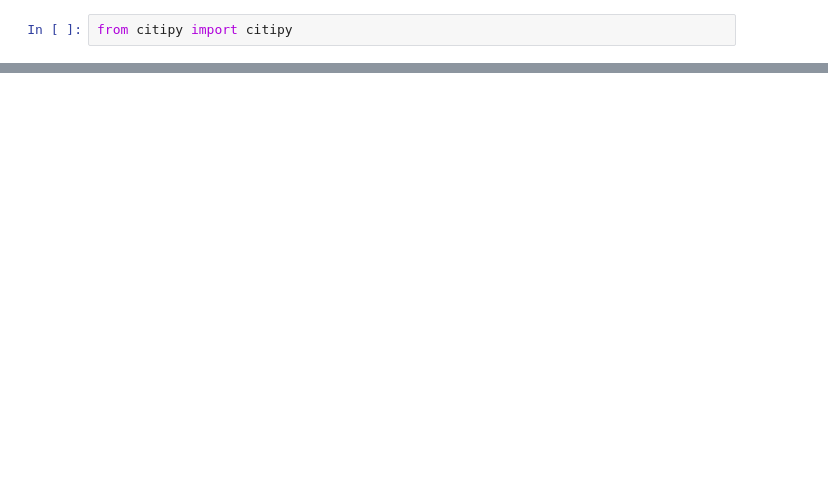
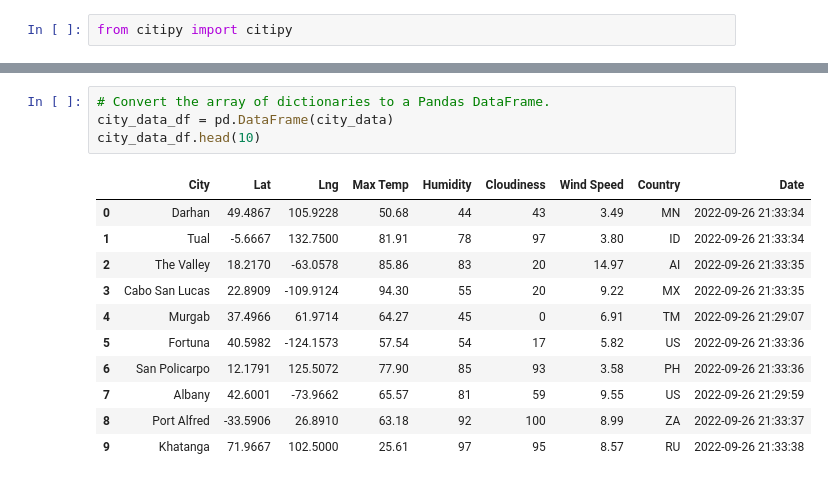
Before and after one commit to jschindler11/World_Weather_Analysis, a Jupyter notebook: WeatherPy.ipynb, the cells around one changed output, grey strips where cells are left out. Drawn from its saved outputs; the diff is of its cells as text; blank space fills up the shorter version.

```diff
--- a/WeatherPy.ipynb
+++ b/WeatherPy.ipynb
@@ -54,0 +148,16 @@ len(cities)
+# %%
+# Convert the array of dictionaries to a Pandas DataFrame.
+city_data_df = pd.DataFrame(city_data)
+city_data_df.head(10)
+# %% [output]
+|  | City | Lat | Lng | Max Temp | Humidity | Cloudiness | Wind Speed | Country | Date |
+| 0 | Darhan | 49.4867 | 105.9228 | 50.68 | 44 | 43 | 3.49 | MN | 2022-09-26 21:33:34 |
+| 1 | Tual | -5.6667 | 132.7500 | 81.91 | 78 | 97 | 3.80 | ID | 2022-09-26 21:33:34 |
+| 2 | The Valley | 18.2170 | -63.0578 | 85.86 | 83 | 20 | 14.97 | AI | 2022-09-26 21:33:35 |
+| 3 | Cabo San Lucas | 22.8909 | -109.9124 | 94.30 | 55 | 20 | 9.22 | MX | 2022-09-26 21:33:35 |
+| 4 | Murgab | 37.4966 | 61.9714 | 64.27 | 45 | 0 | 6.91 | TM | 2022-09-26 21:29:07 |
+| 5 | Fortuna | 40.5982 | -124.1573 | 57.54 | 54 | 17 | 5.82 | US | 2022-09-26 21:33:36 |
+| 6 | San Policarpo | 12.1791 | 125.5072 | 77.90 | 85 | 93 | 3.58 | PH | 2022-09-26 21:33:36 |
+| 7 | Albany | 42.6001 | -73.9662 | 65.57 | 81 | 59 | 9.55 | US | 2022-09-26 21:29:59 |
+| 8 | Port Alfred | -33.5906 | 26.8910 | 63.18 | 92 | 100 | 8.99 | ZA | 2022-09-26 21:33:37 |
+| 9 | Khatanga | 71.9667 | 102.5000 | 25.61 | 97 | 95 | 8.57 | RU | 2022-09-26 21:33:38 |
```
Also changed, not shown: parts of 8 cells of this notebook.
